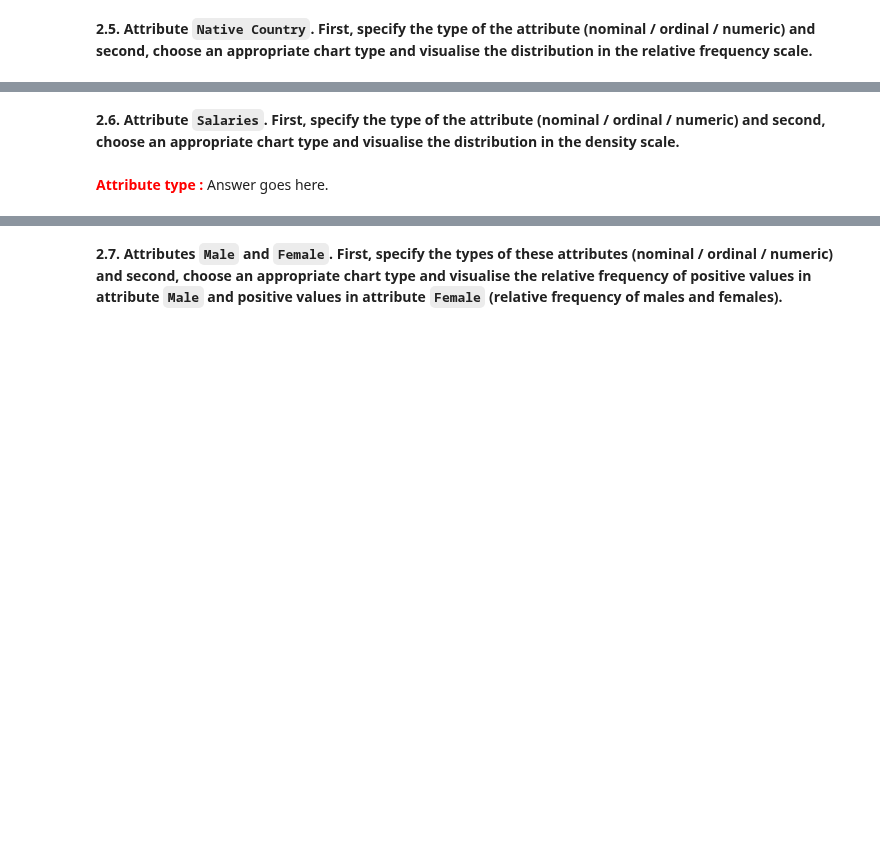
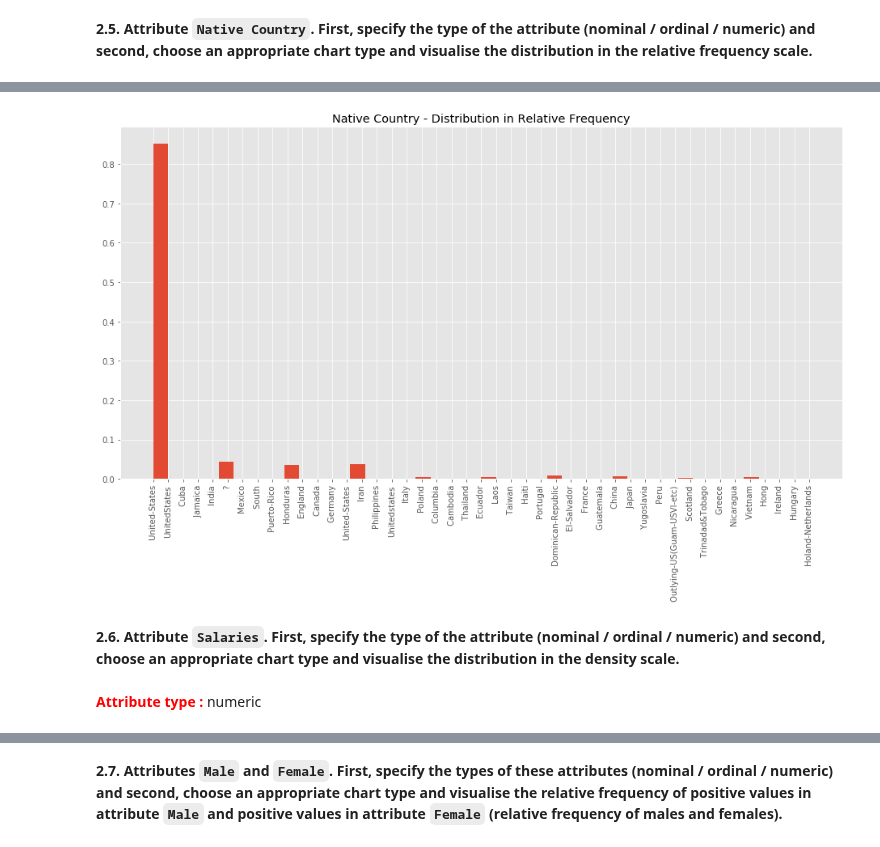
Before and after one commit to enliktjioe/bda2020, a Jupyter notebook: HW1/Homework_01.ipynb, the cells around one changed output, grey strips where cells are left out. Cells and saved outputs as stored; diff of their text form; code cells hidden in the pictures; blank space fills up the shorter version.

```diff
--- a/HW1/Homework_01.ipynb
+++ b/HW1/Homework_01.ipynb
@@ -287,4 +282,18 @@ data
+# %%
+# TODO
+fig = plt.figure(figsize=[16, 8])
+
+ax4 = plt.subplot(111)
+ax4.hist(data['native.country'],
+         width = 1,
+         weights = np.ones(len(data['native.country'])) / len(data['native.country'])
+        )
+ax4.set_title('Native Country - Distribution in Relative Frequency')
+plt.xticks(rotation=90)
+plt.show()
+# %% [output]
+[figure, added]
 # %% [markdown]
 **2.6. Attribute `Salaries`. First, specify the type of the attribute (nominal / ordinal / numeric) and second, choose an appropriate chart type and visualise the distribution in the density scale.**
 # %% [markdown]
-**<font color='red'>Attribute type :</font>** Answer goes here.
+**<font color='red'>Attribute type :</font>** numeric
```
Also changed, not shown: parts of 14 cells of this notebook, 2 other files.
